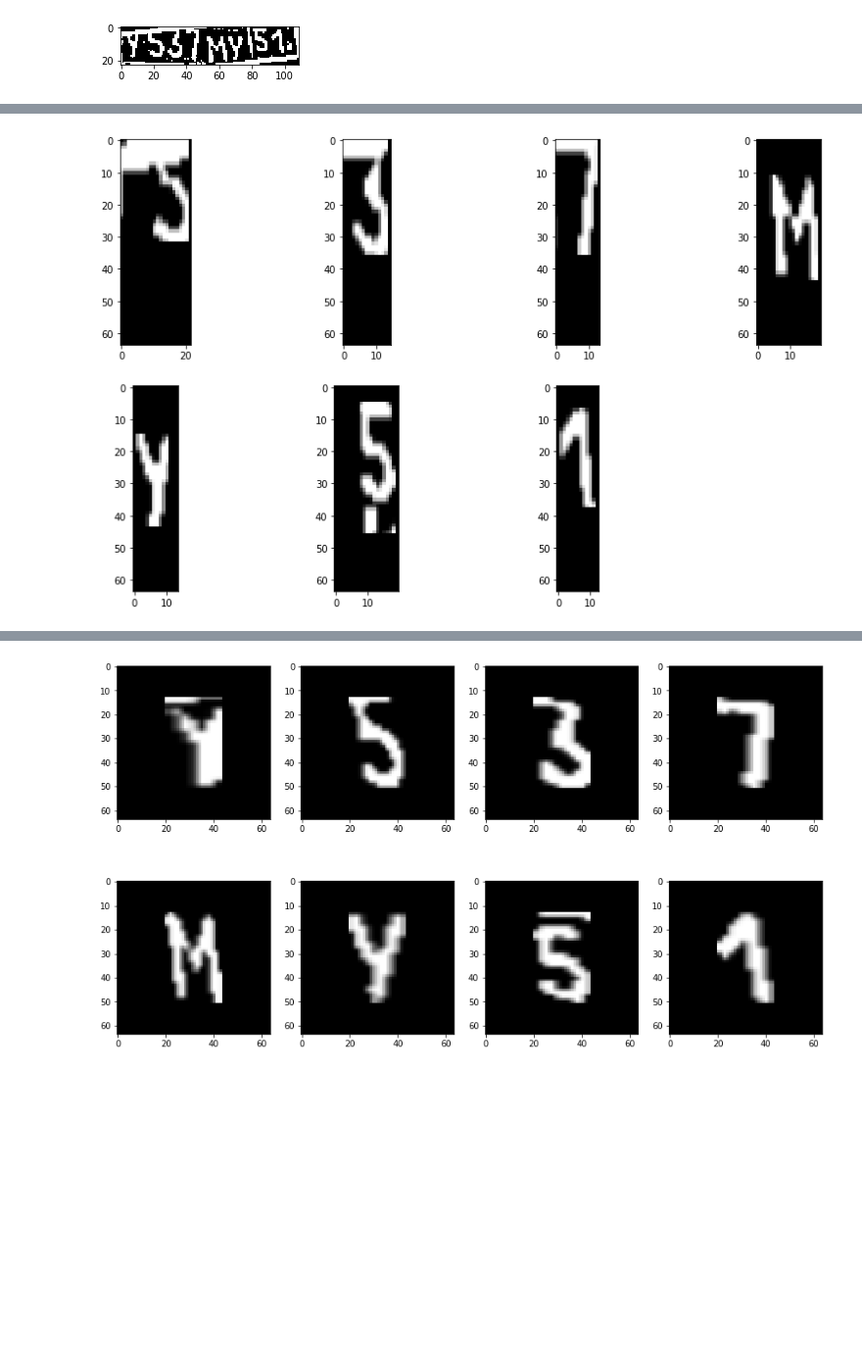
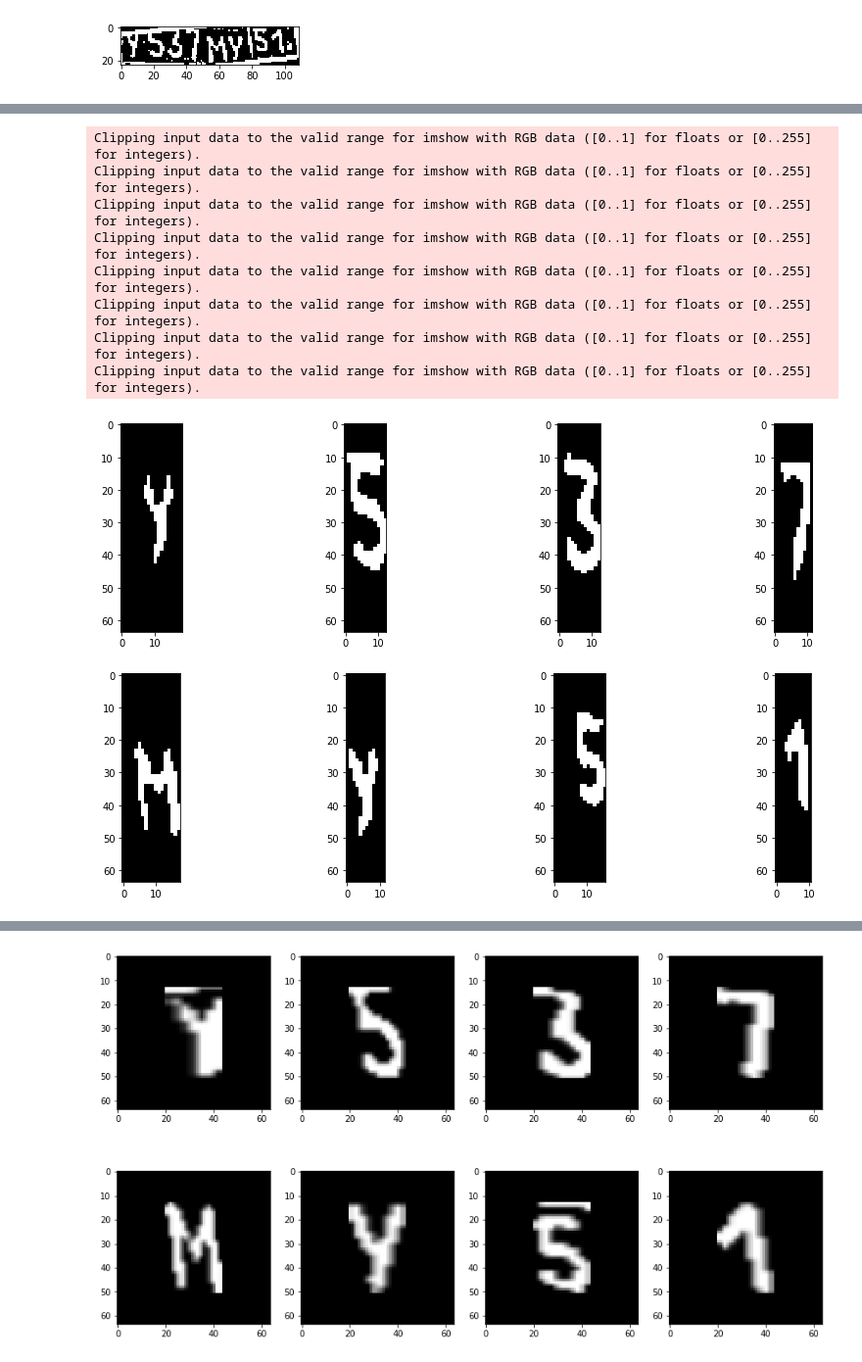
Before and after one commit to BEugen/Rslp, a Jupyter notebook: FullOcrLp/detect.ipynb, the cells around one changed output, grey strips where cells are left out. Shown at 98% size. Cells and saved outputs as stored; diff of their text form; code cells hidden in the pictures; blank space fills up the shorter version.

```diff
--- a/FullOcrLp/detect.ipynb
+++ b/FullOcrLp/detect.ipynb
@@ -21,7 +22,7 @@ class RecognizeLp(object):
         self.nn_ocr_lp = 'model-ocr-lp'
         self.dlp = self.__get_model_detect_lp()
         self.ocrlp = self.__get_model_ocr_lp()
-        self.pdl = 0.7
+        self.pdl = 0.6
         self.letters = ['0', '1', '2', '3', '4', '5', '6', '7', '8', '9', 'A',
               'B', 'C', 'E', 'H', 'K', 'M', 'O', 'P', 'T', 'X', 'Y', ' ']
 
@@ -249,7 +250,7 @@ class RecognizeLp(object):
     def __image_rotate(self, img, angle):
         image_center = tuple(np.array(img.shape[1::-1]) / 2)
         rot_mat = cv2.getRotationMatrix2D(image_center, angle, 1.0)
-        result = cv2.warpAffine(img, rot_mat, img.shape[1::-1], flags=cv2.INTER_LINEAR)#, borderValue=255)
+        result = cv2.warpAffine(img, rot_mat, img.shape[1::-1], flags=cv2.INTER_LINEAR, borderValue=255)
         return result
 
     def __image_ocr(self, images):
@@ -295,7 +296,7 @@ IMG_PATH = '/mnt/misk/misk/lplate/images'
 IMG_FOR_OCR = '/mnt/misk/misk/lplate/chars'
 rc = RecognizeLp()
 #for file in os.listdir(IMG_PATH):
-file = '05-12-2018_5-56-43_2.jpg'
+file = 'FirstFN_cam2 (176).jpg'#'08-12-2018_22-03-35_2.jpg'#'FirstFN_cam2 (536).jpg'
 fp = os.path.join(IMG_PATH, file)
 img = cv2.imread(fp, cv2.IMREAD_GRAYSCALE)
 fn = os.path.splitext(file)[0].split('_')
@@ -332,8 +335,0 @@ plot_images([img], True)
-# %%
-#image = cv2.adaptiveThreshold(imgs[0], 200, cv2.ADAPTIVE_THRESH_GAUSSIAN_C, cv2.THRESH_BINARY, 9, 3)
-kernel = np.ones((1, 1), np.uint8)
-image = cv2.erode(image, kernel, iterations=1)
-#kernel = cv2.getStructuringElement(cv2.MORPH_ELLIPSE, (6, 1))
-ret, image = cv2.threshold(image, 50, 255, 1)
-#image = cv2.morphologyEx(image, cv2.MORPH_CLOSE, kernel)
-plot_images([image], True)
@@ -530,38 +636,47 @@ def max_window(data, level, offset=0):
     return windows_size, windows_max_value
 # %%
 
-
-kernel = np.ones((5,1),np.uint8)
+outs =[]
+kernel = np.ones((3,1),np.uint8)
 for i in range(0, len(images)):
      #img_crop_next_2(images[i], axis=1)
-    img = cv2.erode(images[i].copy(), kernel, iterations = 1)
-    #img = cv2.Canny(np.uint8(images[i]), 10, 150)
-    (_, contours, _) = cv2.findContours(np.uint8(img), cv2.RETR_EXTERNAL, cv2.CHAIN_APPROX_TC89_KCOS)
+    #img = cv2.erode(images[i].copy(), kernel, iterations = 1)
+    ret, img = cv2.threshold(images[i], 100, 255, cv2.THRESH_BINARY|cv2.THRESH_OTSU)
+    (_, contours, _) = cv2.findContours(img, cv2.RETR_EXTERNAL, cv2.CHAIN_APPROX_TC89_KCOS)
     if len(contours) == 0:
         continue
     cnt = contours[0]
     max_area = cv2.contourArea(cnt)
     for cont in contours:
         if cv2.contourArea(cont) > max_area:
             cnt = cont
             max_area = cv2.contourArea(cont)
-    epsilon = 0.025 * cv2.arcLength(cnt, True)
-    approx = cv2.approxPolyDP(cnt, epsilon, True)
-    approx = np.reshape(approx, (approx.shape[0], 2))
-    min_x, min_y = np.min(approx, axis=0)
-    max_x, max_y = np.max(approx, axis=0)
+    #epsilon = 0.015 * cv2.arcLength(cnt, True)
+    #approxx = cv2.approxPolyDP(cnt, epsilon, True)
+    #approx = np.reshape(approxx, (approxx.shape[0], 2))
+    #min_x, min_y = np.min(approx, axis=0)
+    #max_x, max_y = np.max(approx, axis=0)
     out = np.zeros_like(img)
-    out[min_y:max_y, min_x:max_x]=255
+    cv2.fillPoly(out, pts =[cnt], color=(255))
+    #out[min_y:max_y, min_x:max_x]=255
     out[out==255] = images[i][out==255]
     number = cv2.cvtColor(np.float32(out), cv2.COLOR_GRAY2BGR)
-    #cv2.drawContours(number, cnts, -1, (0, 255, 0), 1)
-
-    images[i] = out
+    #cv2.drawContours(number, approxx, -1, (0, 255, 0), 1)
+    outs.append(number)
+    #images[i] = out
     #images[i] = img_crop_next_2(images[i], axis=1)
     #images[i] = img_crop_next_2(images[i], axis=0)
-plot_images(images, True)
+plot_images(outs, False)
 # %% [output]
+Clipping input data to the valid range for imshow with RGB data ([0..1] for floats or [0..255] for integers).
+Clipping input data to the valid range for imshow with RGB data ([0..1] for floats or [0..255] for integers).
+Clipping input data to the valid range for imshow with RGB data ([0..1] for floats or [0..255] for integers).
+Clipping input data to the valid range for imshow with RGB data ([0..1] for floats or [0..255] for integers).
+Clipping input data to the valid range for imshow with RGB data ([0..1] for floats or [0..255] for integers).
+Clipping input data to the valid range for imshow with RGB data ([0..1] for floats or [0..255] for integers).
+Clipping input data to the valid range for imshow with RGB data ([0..1] for floats or [0..255] for integers).
+Clipping input data to the valid range for imshow with RGB data ([0..1] for floats or [0..255] for integers).
-[figure, old version]
+[figure, new version]
 # %%
 
 crimg = []
```
Also changed, not shown: parts of 11 cells of this notebook.
